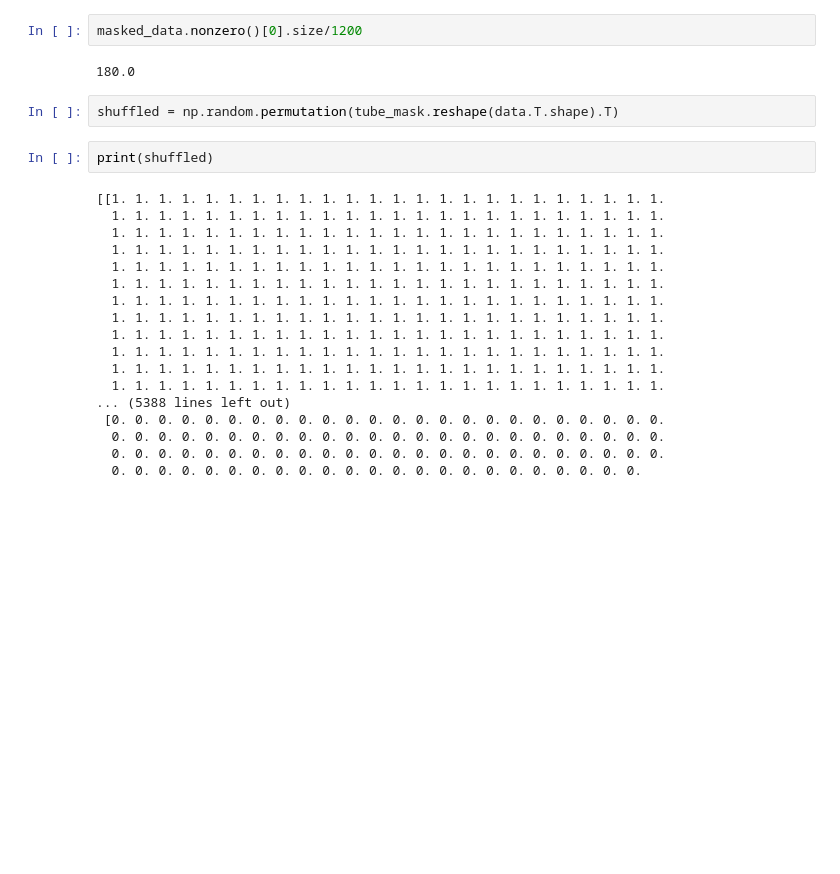
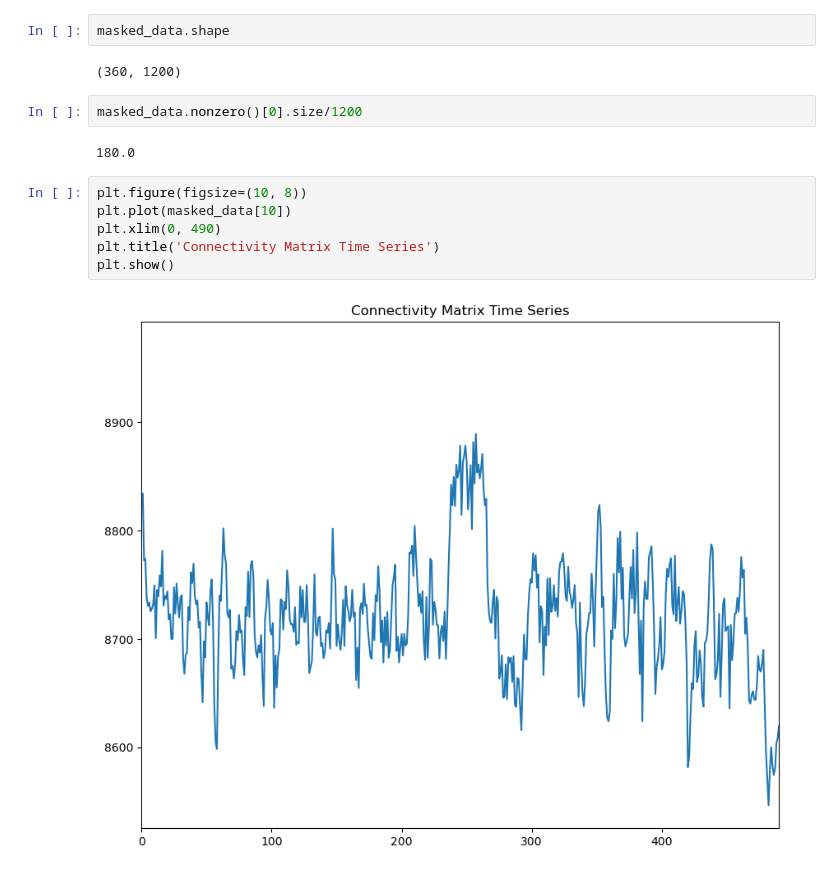
Before and after one commit to mattciff5/graphs-nn, a Jupyter notebook: notebooks/maskingGenerator.ipynb, the cells around one changed output. Cells and saved outputs as stored; diff of their text form; blank space fills up the shorter version.

```diff
--- a/notebooks/maskingGenerator.ipynb
+++ b/notebooks/maskingGenerator.ipynb
@@ -39,29 +40,19 @@ shuffled = np.random.permutation(tube_mask.reshape(data.T.shape).T)
 # Apply the tube mask to the data
 masked_data = data * shuffled
 masked_data = masked_data
+# %%
+masked_data.shape
+# %% [output]
+(360, 1200)
 # %%
 masked_data.nonzero()[0].size/1200
 # %% [output]
 180.0
-# %%
-shuffled = np.random.permutation(tube_mask.reshape(data.T.shape).T)
-# %%
-print(shuffled)
-# %% [output]
-[[1. 1. 1. 1. 1. 1. 1. 1. 1. 1. 1. 1. 1. 1. 1. 1. 1. 1. 1. 1. 1. 1. 1. 1.
-  1. 1. 1. 1. 1. 1. 1. 1. 1. 1. 1. 1. 1. 1. 1. 1. 1. 1. 1. 1. 1. 1. 1. 1.
-  1. 1. 1. 1. 1. 1. 1. 1. 1. 1. 1. 1. 1. 1. 1. 1. 1. 1. 1. 1. 1. 1. 1. 1.
-  1. 1. 1. 1. 1. 1. 1. 1. 1. 1. 1. 1. 1. 1. 1. 1. 1. 1. 1. 1. 1. 1. 1. 1.
-  1. 1. 1. 1. 1. 1. 1. 1. 1. 1. 1. 1. 1. 1. 1. 1. 1. 1. 1. 1. 1. 1. 1. 1.
-  1. 1. 1. 1. 1. 1. 1. 1. 1. 1. 1. 1. 1. 1. 1. 1. 1. 1. 1. 1. 1. 1. 1. 1.
-  1. 1. 1. 1. 1. 1. 1. 1. 1. 1. 1. 1. 1. 1. 1. 1. 1. 1. 1. 1. 1. 1. 1. 1.
-  1. 1. 1. 1. 1. 1. 1. 1. 1. 1. 1. 1. 1. 1. 1. 1. 1. 1. 1. 1. 1. 1. 1. 1.
-  1. 1. 1. 1. 1. 1. 1. 1. 1. 1. 1. 1. 1. 1. 1. 1. 1. 1. 1. 1. 1. 1. 1. 1.
-  1. 1. 1. 1. 1. 1. 1. 1. 1. 1. 1. 1. 1. 1. 1. 1. 1. 1. 1. 1. 1. 1. 1. 1.
-  1. 1. 1. 1. 1. 1. 1. 1. 1. 1. 1. 1. 1. 1. 1. 1. 1. 1. 1. 1. 1. 1. 1. 1.
-  1. 1. 1. 1. 1. 1. 1. 1. 1. 1. 1. 1. 1. 1. 1. 1. 1. 1. 1. 1. 1. 1. 1. 1.
-... (5388 lines left out)
- [0. 0. 0. 0. 0. 0. 0. 0. 0. 0. 0. 0. 0. 0. 0. 0. 0. 0. 0. 0. 0. 0. 0. 0.
-  0. 0. 0. 0. 0. 0. 0. 0. 0. 0. 0. 0. 0. 0. 0. 0. 0. 0. 0. 0. 0. 0. 0. 0.
-  0. 0. 0. 0. 0. 0. 0. 0. 0. 0. 0. 0. 0. 0. 0. 0. 0. 0. 0. 0. 0. 0. 0. 0.
-  0. 0. 0. 0. 0. 0. 0. 0. 0. 0. 0. 0. 0. 0. 0. 0. 0. 0. 0. 0. 0. 0. 0.
+# %%
+plt.figure(figsize=(10, 8))
+plt.plot(masked_data[10])
+plt.xlim(0, 490)
+plt.title('Connectivity Matrix Time Series')
+plt.show()
+# %% [output]
+[figure, added]
```
Also changed, not shown: parts of 2 cells of this notebook, 13 other files.
